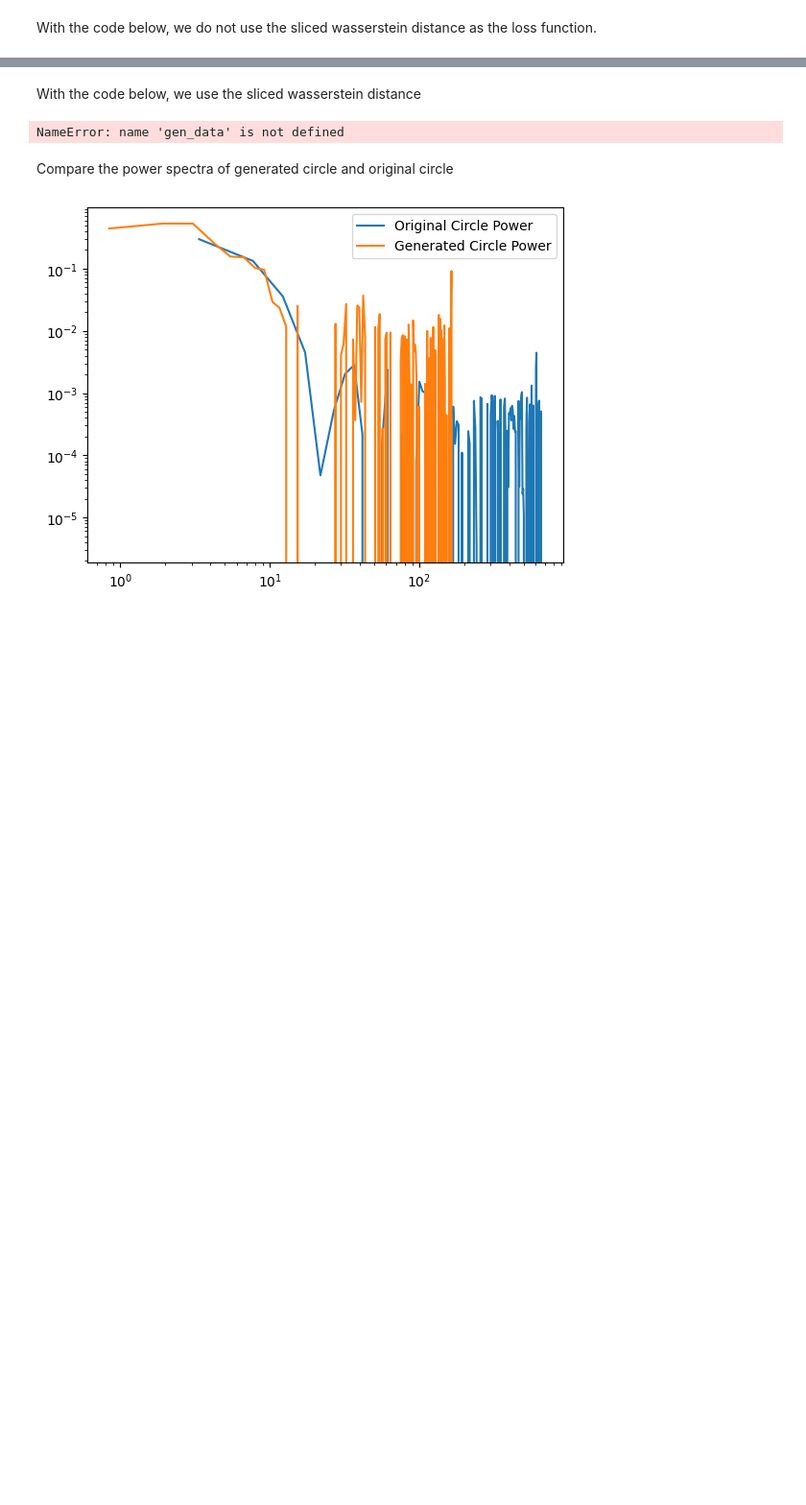
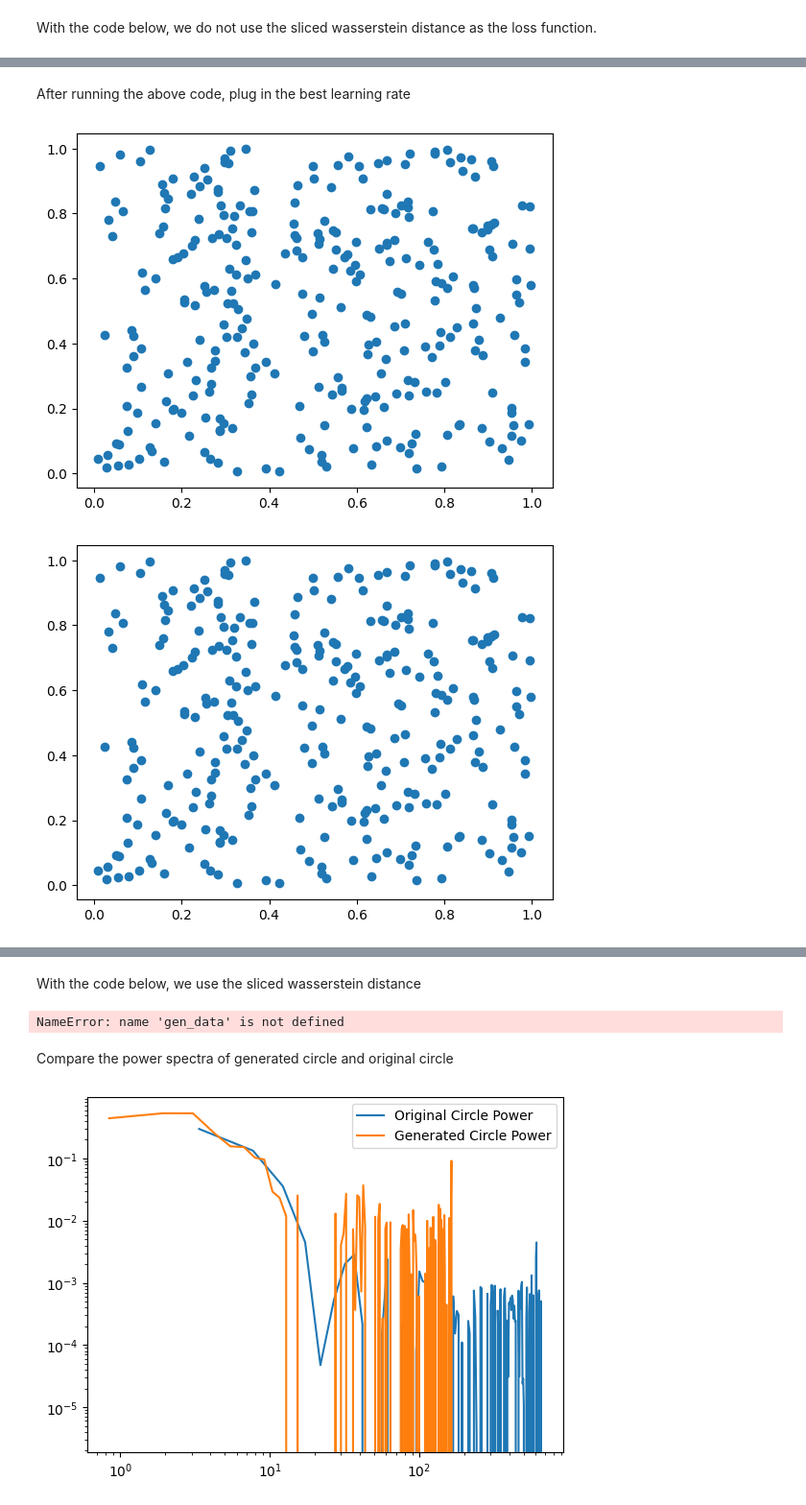
Before and after one commit to sliemelela/masterthesis, a Jupyter notebook: Programming/Inverse Optimization/notebooks/exploration.ipynb, the cells around one changed output, grey strips where cells are left out. Shown at 96% size. Cells and saved outputs as stored; diff of their text form; code cells hidden in the pictures; blank space fills up the shorter version.

```diff
--- a/Programming/Inverse Optimization/notebooks/exploration.ipynb
+++ b/Programming/Inverse Optimization/notebooks/exploration.ipynb
@@ -63,0 +57,8 @@ final_pts = gen_data.generate_data_alpha(goal_pd=goal_pd, amount=N, dim=2, lr=0.
+# %% [markdown]
+After running the above code, plug in the best learning rate
+# %%
+# Generation of new dataset
+final_pts = gen_data.generate_data_alpha(goal_pd=goal_pd, amount=N, dim=2, lr=0.38, epochs=600, decay_speed=30, investigate=False)
+# %% [output]
+[figure, added]
+[figure, added]
```
Also changed, not shown: parts of 22 cells of this notebook, 3 other files.
